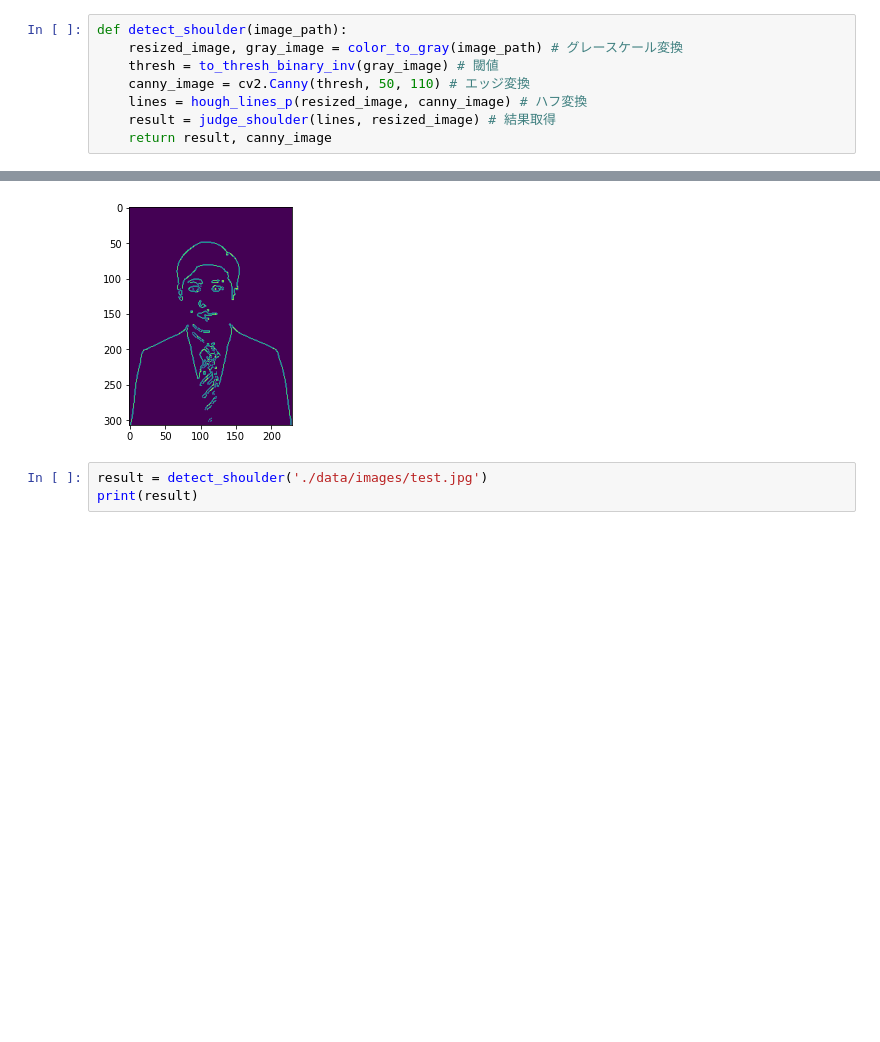
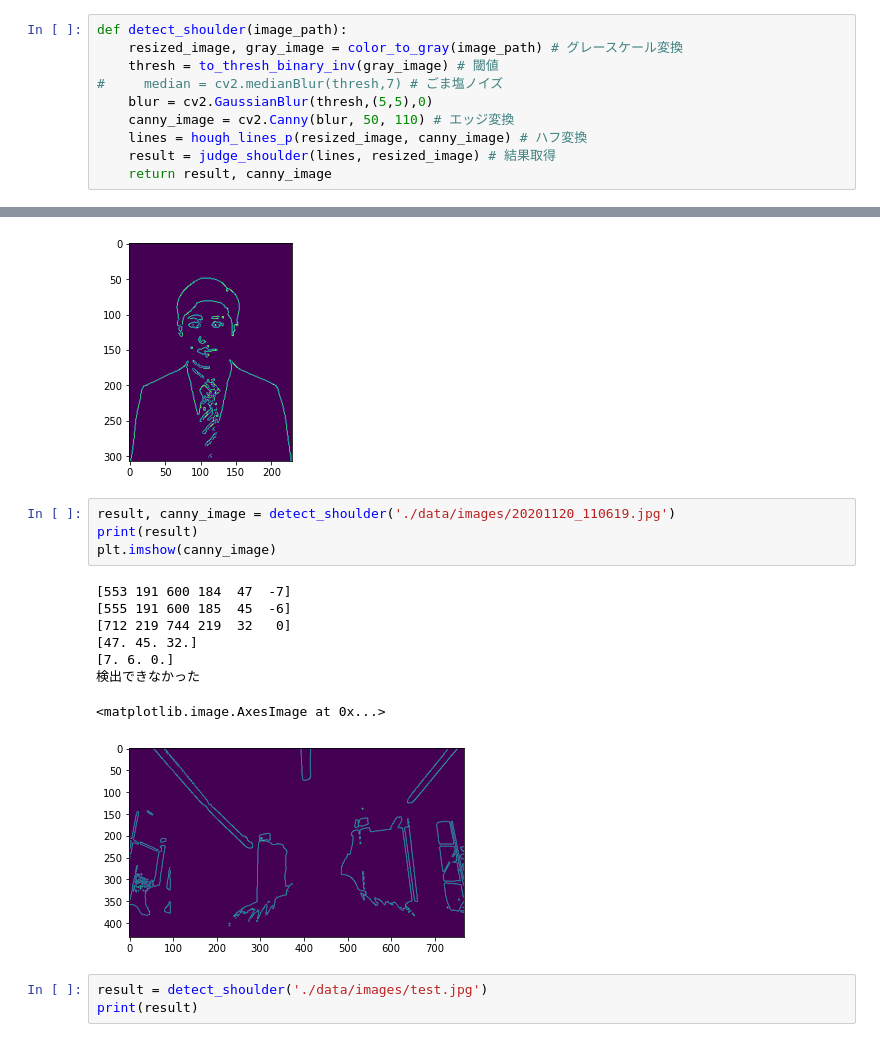
Before and after one commit to ess4536/miso-app, a Jupyter notebook: miso_shoulder.ipynb, the cells around one changed output, grey strips where cells are left out. Drawn from its saved outputs; the diff is of its cells as text; blank space fills up the shorter version.

```diff
--- a/miso_shoulder.ipynb
+++ b/miso_shoulder.ipynb
@@ -13,7 +13,9 @@ from matplotlib import pyplot as plt
 def detect_shoulder(image_path):
     resized_image, gray_image = color_to_gray(image_path) # グレースケール変換
     thresh = to_thresh_binary_inv(gray_image) # 閾値
-    canny_image = cv2.Canny(thresh, 50, 110) # エッジ変換
+#     median = cv2.medianBlur(thresh,7) # ごま塩ノイズ
+    blur = cv2.GaussianBlur(thresh,(5,5),0)
+    canny_image = cv2.Canny(blur, 50, 110) # エッジ変換
     lines = hough_lines_p(resized_image, canny_image) # ハフ変換
     result = judge_shoulder(lines, resized_image) # 結果取得
     return result, canny_image
@@ -28,6 +30,19 @@ plt.imshow(canny_image)
 検出できなかった
 <matplotlib.image.AxesImage at 0x...>
 [figure]
+# %%
+result, canny_image = detect_shoulder('./data/images/20201120_110619.jpg')
+print(result)
+plt.imshow(canny_image)
+# %% [output]
+[553 191 600 184  47  -7]
+[555 191 600 185  45  -6]
+[712 219 744 219  32   0]
+[47. 45. 32.]
+[7. 6. 0.]
+検出できなかった
+<matplotlib.image.AxesImage at 0x...>
+[figure, added]
 # %%
 result = detect_shoulder('./data/images/test.jpg')
 print(result)
```
Also changed, not shown: parts of 1 cell of this notebook.
